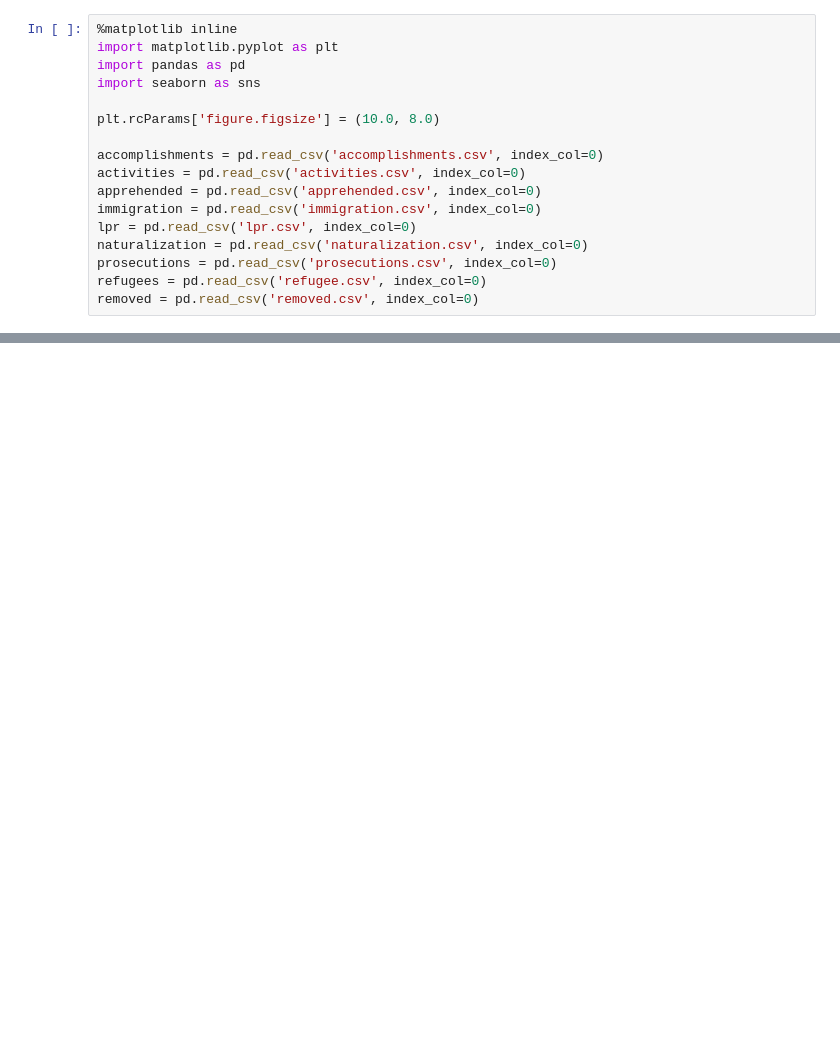
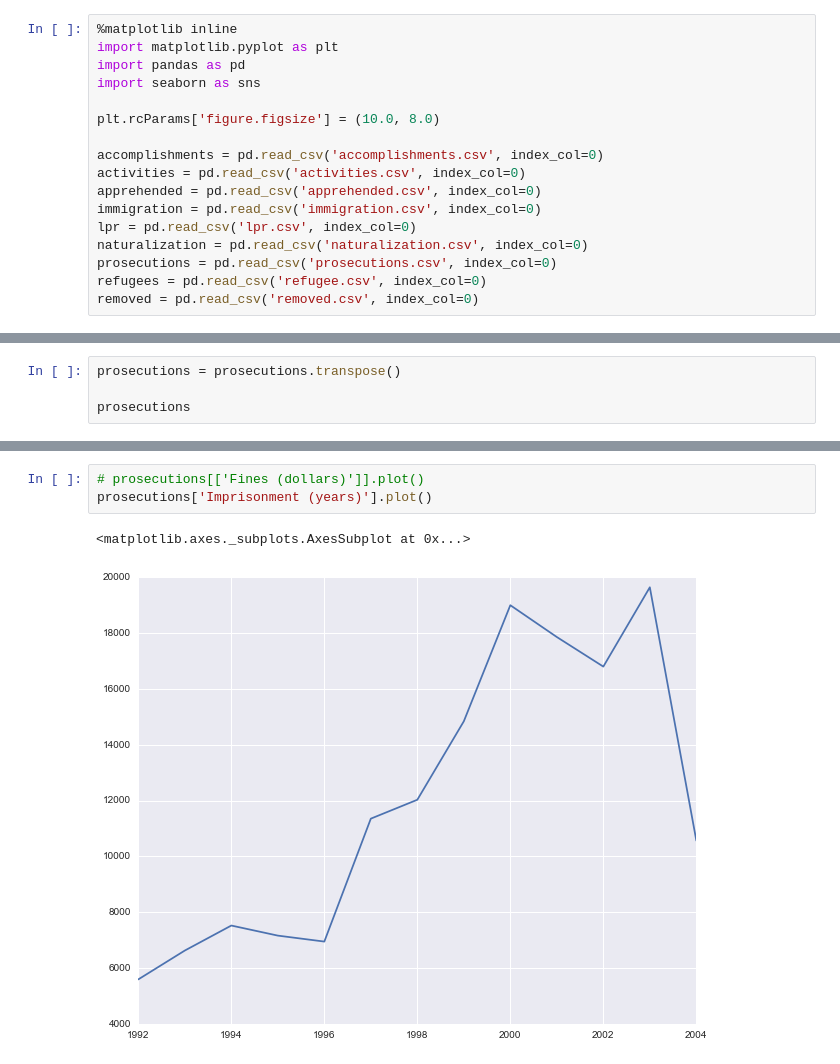
Before and after one commit to flymperopoulos/US-Immigration, a Jupyter notebook: Data/exploration.ipynb, the cells around one changed output, grey strips where cells are left out. Cells and saved outputs as stored; diff of their text form; blank space fills up the shorter version.

```diff
--- a/Data/exploration.ipynb
+++ b/Data/exploration.ipynb
@@ -63,0 +49,4 @@ apprehended
+# %%
+prosecutions = prosecutions.transpose()
+
+prosecutions
@@ -63,0 +69,6 @@ apprehended
+# %%
+# prosecutions[['Fines (dollars)']].plot()
+prosecutions['Imprisonment (years)'].plot()
+# %% [output]
+<matplotlib.axes._subplots.AxesSubplot at 0x...>
+[figure, added]
```
Also changed, not shown: parts of 7 cells of this notebook, 1 other file.
